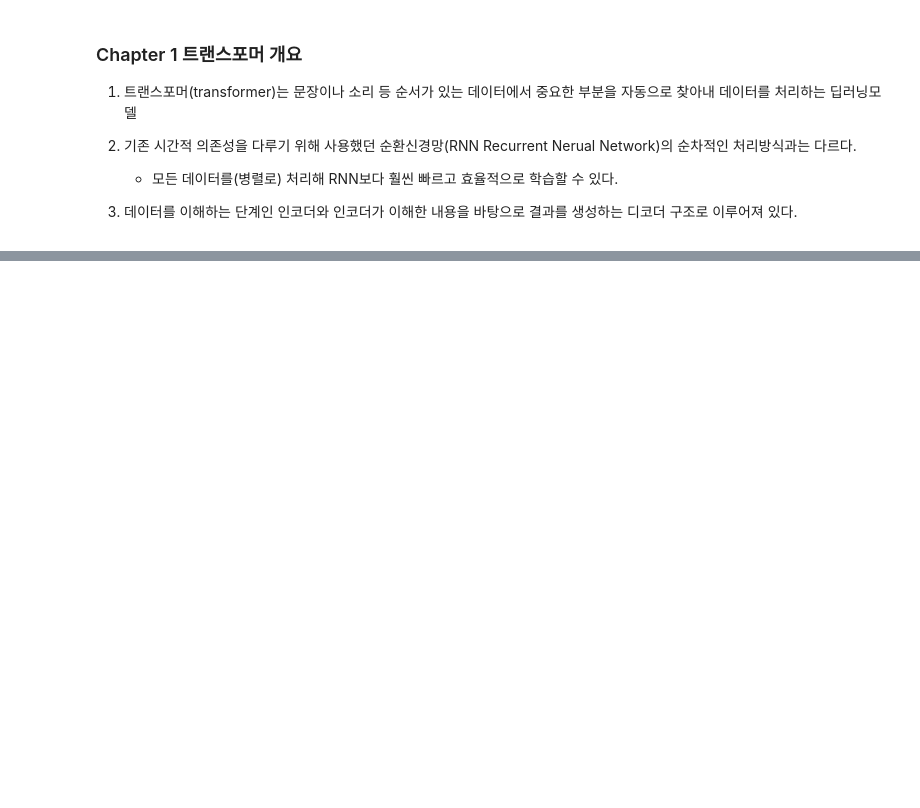
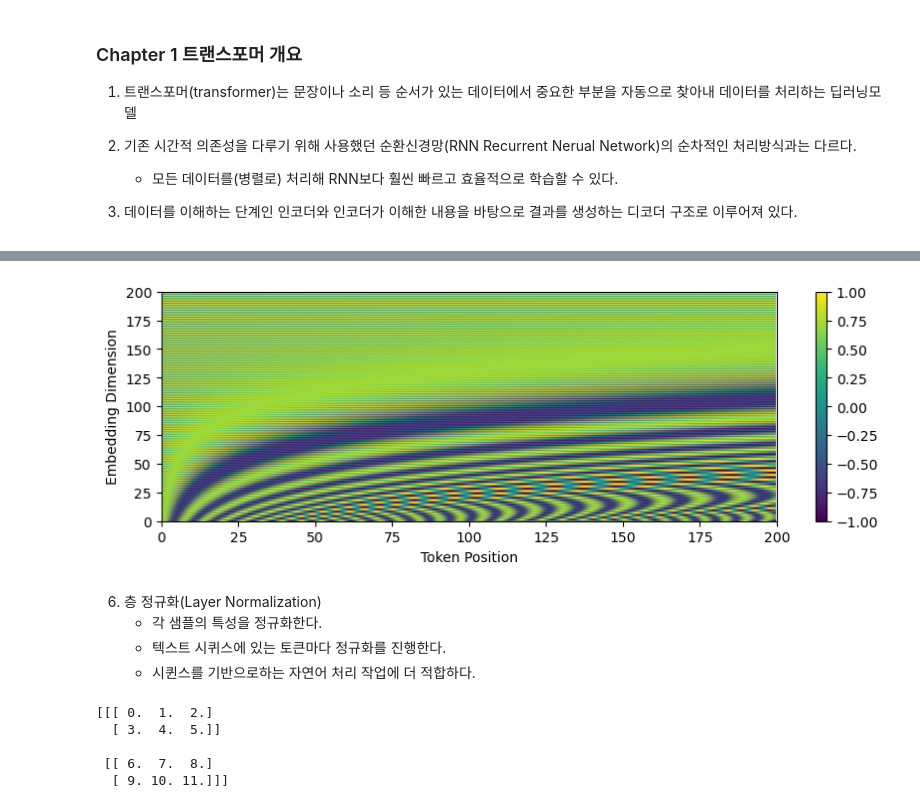
Before and after one commit to redinbluesky/hongong-study-deeplearning, a Jupyter notebook: 04-01 트랜스포머 인코더 모델 이해하기.ipynb, the cells around one changed output, grey strips where cells are left out. Cells and saved outputs as stored; diff of their text form; code cells hidden in the pictures; blank space fills up the shorter version.

```diff
--- a/04-01 트랜스포머 인코더 모델 이해하기.ipynb
+++ b/04-01 트랜스포머 인코더 모델 이해하기.ipynb
@@ -204,0 +243,60 @@ Model: "functional"
+# %%
+import numpy as np
+import matplotlib.pyplot as plt
+
+# 임베딩 차원 500
+d = 500
+
+# 토큰 개수 200
+n_token = 200
+
+# (500,200) 크기의 빈 넘파이배열 생성
+pos_encoding = np.zeros((d,n_token))
+
+# 두 개의 반복문을 사용해 각 토큰마다 0~d 사이의 짝수를 순회하면서 위치 인코딩 값을 채운다.
+for pos in range(n_token):
+    # 0부터 498까지 2씩 증가하며 반복
+    for i in range(0, d, 2):
+        # 짝수 번째 행에는 사인 함수적용
+        # pos: 위치 인덱스, i: 임베딩 차원 인덱스
+        # 10000 ** ((2 * i)/d) : 주기 조절
+        pos_encoding[i, pos] = np.sin(pos / (10000 ** ((2 * i)/d)))
+
+        # 홀수 번째 행에는 코사인 함수 적용
+        # i + 1: 홀수 번째 행 인덱스
+        # pos: 위치 인덱스, i: 임베딩 차원 인덱스
+        # 10000 ** ((2 * (i + 1))/d) : 주기 조절
+        pos_encoding[i + 1, pos] = np.cos(pos / (10000 ** ((2 * (i + 1))/d)))
+
+# 생성된 위치 인코딩 시각화
+# figsize: 그래프 크기 설정
+plt.figure(figsize=(10,3))
+
+# imshow(): 행렬을 이미지로 표현
+# interpolation: 보간법 설정 (여기서는 'quadratic' 사용)
+#   - quadratic: 2차 함수를 사용하여 픽셀 사이를 보간한다.
+#      - 작은 이미지를 크게 확대할 때 보간법을 사용
+#      - 기존 픽셀 값 사이의 적절한 값을 계산하면 픽셀들이 모자이크 처럼보이는 현상을 방지할 수 있다.
+# aspect: 이미지의 가로세로 비율 설정 (여기서는 'auto'
+#  - auto: 자동으로 비율 조정
+plt.imshow(pos_encoding, interpolation='quadric', aspect='auto')
+
+# axis(): x축과 y축의 범위 설정
+#   - [0, n_token, 0, 200]: x축은 0부터 n_token(200), y축은 0부터 200까지
+plt.axis([0, n_token, 0, 200])
+
+# x축 라벨 설정
+plt.xlabel('Token Position')
+
+# y축 라벨 설정
+plt.ylabel('Embedding Dimension')
+
+# colorbar(): 색상 막대 표시
+plt.colorbar()
+
+# 0~200 사이의 토큰이 모두 다른 위치 인코딩을 가진다는 것을 알 수 있다.
+# 이러한 각각의 위치 인코딩을 토큰의 임베딩에 더하여 멀티 헤드 어텐션의 입력으로 사용한다.
+# 위치 임베딩: 최근에는 위치 인코딩 대신에 생성위치 인코딩 대신에 훈련을 통해 정수 위치에 해당하는 인코딩을 모델이 학습하는 방법을 사용한다.
+plt.show()
+# %% [output]
+[figure, added]
@@ -204,0 +322,14 @@ Model: "functional"
+# %% [markdown]
+6. 층 정규화(Layer Normalization)
+   - 각 샘플의 특성을 정규화한다.
+   - 텍스트 시퀴스에 있는 토큰마다 정규화를 진행한다.
+   - 시퀸스를 기반으로하는 자연어 처리 작업에 더 적합하다.
+# %%
+data = np.arange(12, dtype=np.float32).reshape(2, 2, 3)
+print(data)
+# %% [output]
+[[[ 0.  1.  2.]
+  [ 3.  4.  5.]]
+
+ [[ 6.  7.  8.]
+  [ 9. 10. 11.]]]
```
Also changed, not shown: parts of 11 cells of this notebook, 6 other files.
